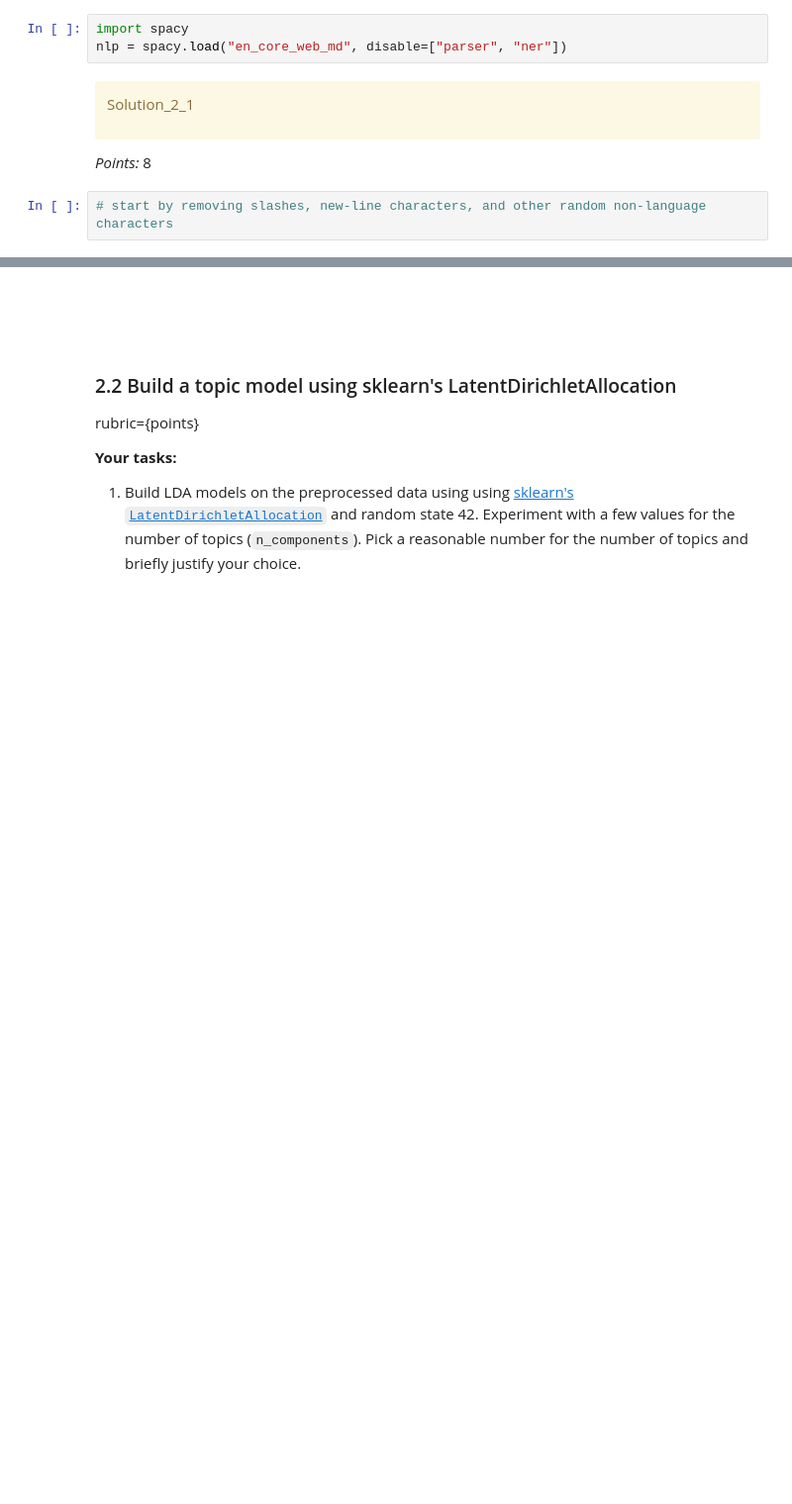
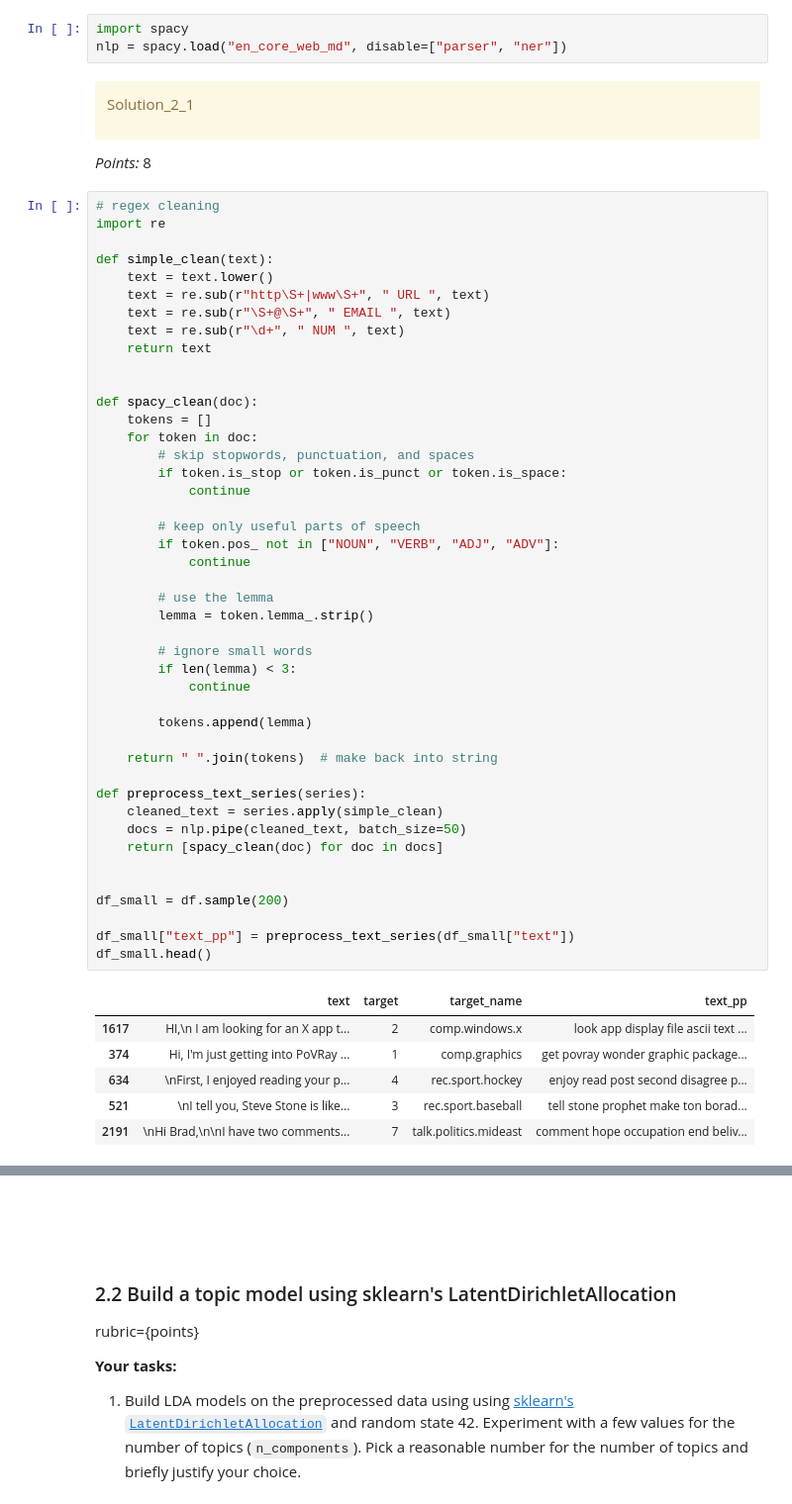
Before and after one commit to Adil-Bee200/330_hw7, a Jupyter notebook: hw7.ipynb, the cells around one changed output, grey strips where cells are left out. Shown: that part at 99% size. Cells and saved outputs as stored; diff of their text form; blank space fills up the shorter version.

```diff
--- a/hw7.ipynb
+++ b/hw7.ipynb
@@ -408,5 +501,54 @@ Solution_2_1
 
 _Points:_ 8
 # %%
-# start by removing slashes, new-line characters, and other random non-language characters
+# regex cleaning
+import re
+
+def simple_clean(text):
+    text = text.lower()
+    text = re.sub(r"http\S+|www\S+", " URL ", text)
+    text = re.sub(r"\S+@\S+", " EMAIL ", text)
+    text = re.sub(r"\d+", " NUM ", text)
+    return text
+
+
+def spacy_clean(doc):
+    tokens = []
+    for token in doc:
+        # skip stopwords, punctuation, and spaces
+        if token.is_stop or token.is_punct or token.is_space:
+            continue
+
+        # keep only useful parts of speech
+        if token.pos_ not in ["NOUN", "VERB", "ADJ", "ADV"]:
+            continue
+
+        # use the lemma
+        lemma = token.lemma_.strip()
+
+        # ignore small words
+        if len(lemma) < 3:
+            continue
+
+        tokens.append(lemma)
+
+    return " ".join(tokens)  # make back into string
+
+def preprocess_text_series(series):
+    cleaned_text = series.apply(simple_clean)
+    docs = nlp.pipe(cleaned_text, batch_size=50)
+    return [spacy_clean(doc) for doc in docs]
+
+
+df_small = df.sample(200)
+
+df_small["text_pp"] = preprocess_text_series(df_small["text"])
+df_small.head()
+# %% [output]
+|  | text | target | target_name | text_pp |
+| 1617 | HI,\n I am looking for an X app t... | 2 | comp.windows.x | look app display file ascii text ... |
+| 374 | Hi, I'm just getting into PoVRay ... | 1 | comp.graphics | get povray wonder graphic package... |
+| 634 | \nFirst, I enjoyed reading your p... | 4 | rec.sport.hockey | enjoy read post second disagree p... |
+| 521 | \nI tell you, Steve Stone is like... | 3 | rec.sport.baseball | tell stone prophet make ton borad... |
+| 2191 | \nHi Brad,\n\nI have two comments... | 7 | talk.politics.mideast | comment hope occupation end beliv... |
 # %%
```
Also changed, not shown: parts of 30 cells of this notebook.
